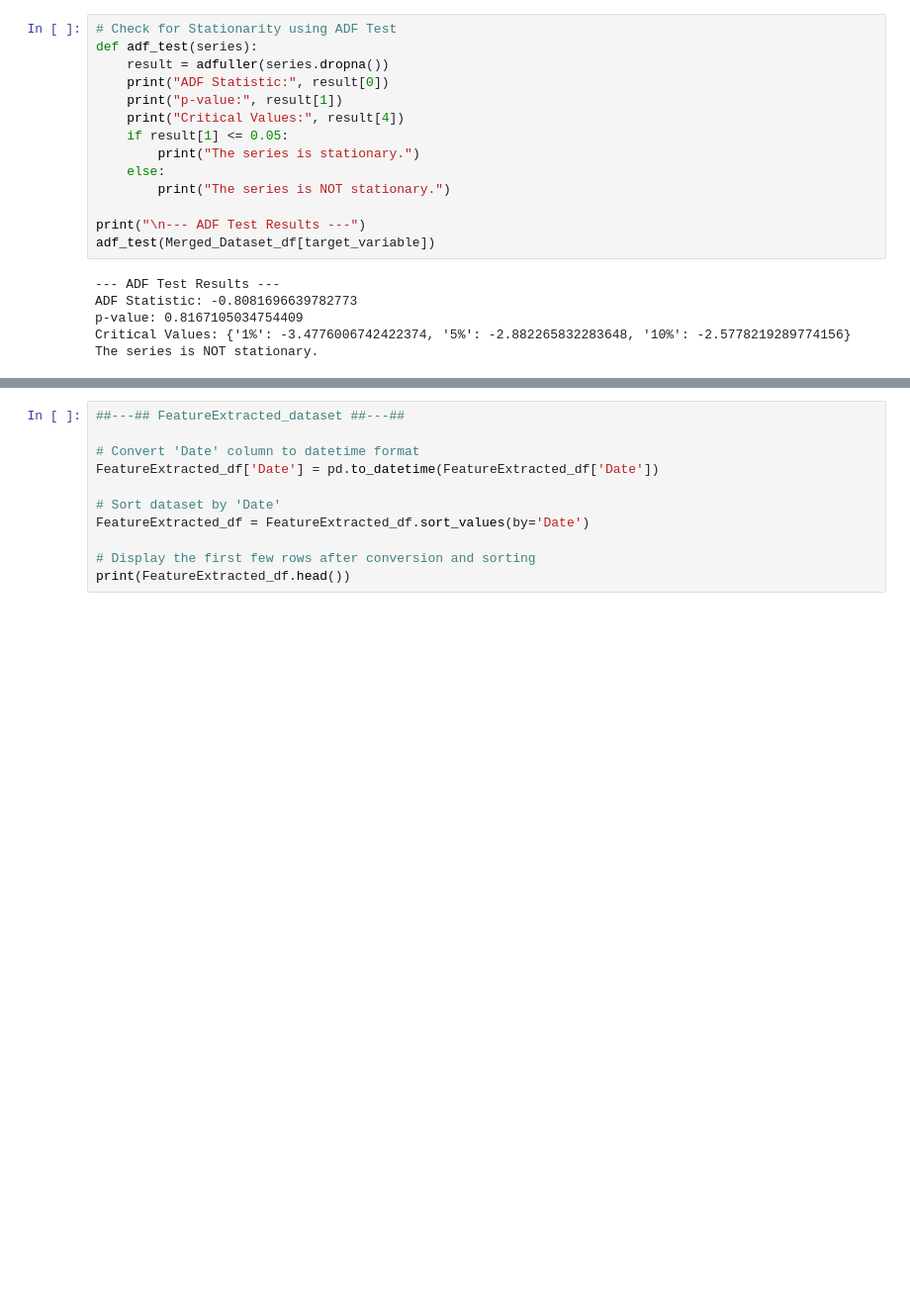
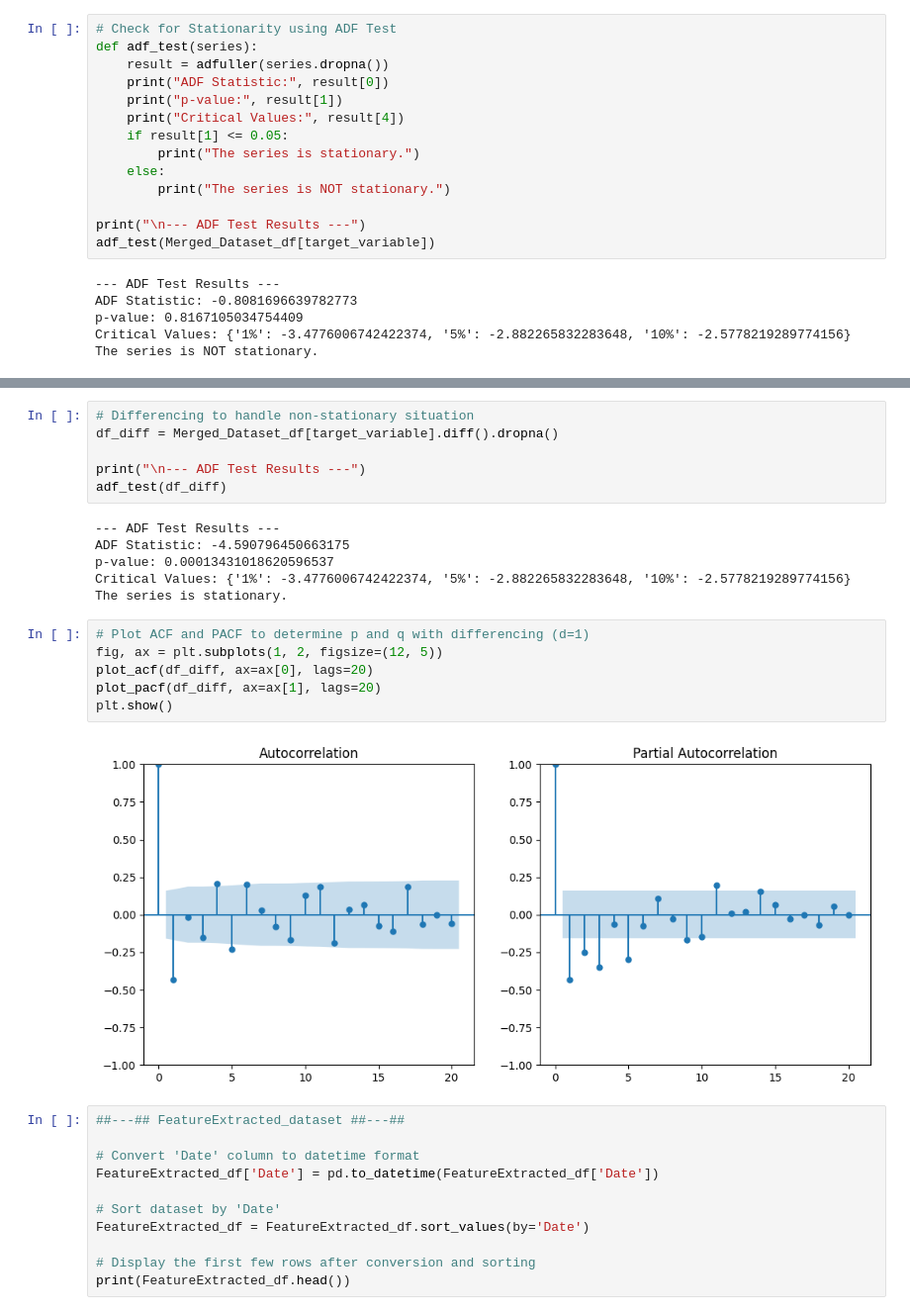
Before and after one commit to raz0208/Agritech-Pest-Prediction, a Jupyter notebook: Agritech_Pest_Prediction_Time_Series_Analysis.ipynb, the cells around one changed output, grey strips where cells are left out. Shown at 99% size. Drawn from its saved outputs; the diff is of its cells as text; blank space fills up the shorter version.

```diff
--- a/Agritech_Pest_Prediction_Time_Series_Analysis.ipynb
+++ b/Agritech_Pest_Prediction_Time_Series_Analysis.ipynb
@@ -160,3 +168,23 @@ The series is NOT stationary.
+# %%
+# Differencing to handle non-stationary situation
+df_diff = Merged_Dataset_df[target_variable].diff().dropna()
+
+print("\n--- ADF Test Results ---")
+adf_test(df_diff)
+# %% [output]
+--- ADF Test Results ---
+ADF Statistic: -4.590796450663175
+p-value: 0.00013431018620596537
+Critical Values: {'1%': -3.4776006742422374, '5%': -2.882265832283648, '10%': -2.5778219289774156}
+The series is stationary.
+# %%
+# Plot ACF and PACF to determine p and q with differencing (d=1)
+fig, ax = plt.subplots(1, 2, figsize=(12, 5))
+plot_acf(df_diff, ax=ax[0], lags=20)
+plot_pacf(df_diff, ax=ax[1], lags=20)
+plt.show()
+# %% [output]
+[figure, added]
 # %%
 ##---## FeatureExtracted_dataset ##---##
 
```
Also changed, not shown: parts of 3 cells of this notebook.
